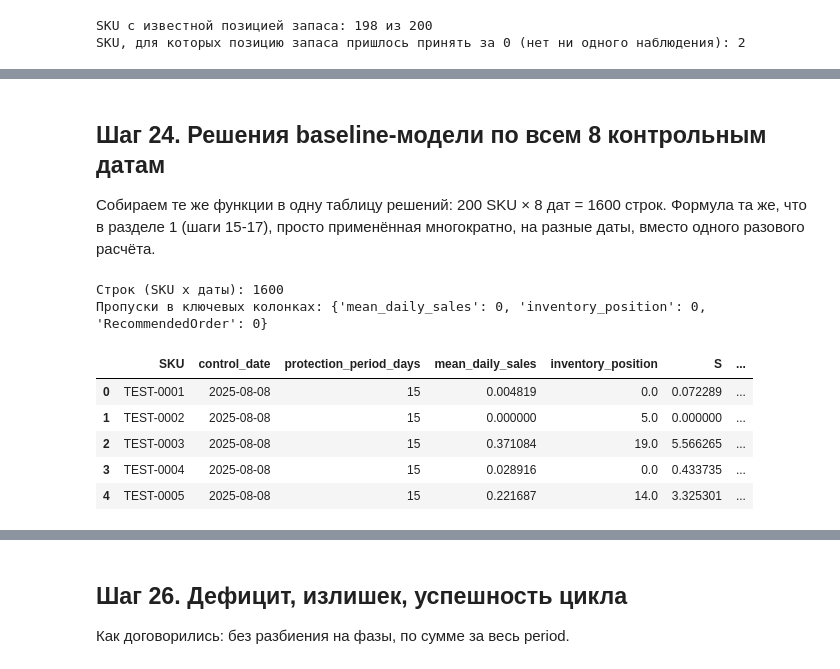
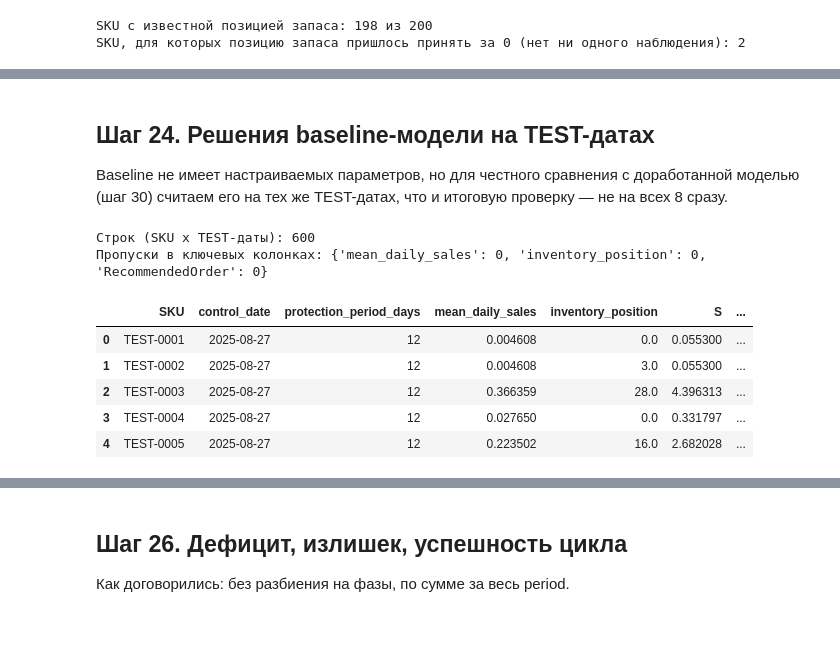
Before and after one commit to Viktor-VK/reorder-model, a Jupyter notebook: notebooks/reorder_model.ipynb, the cells around one changed output, grey strips where cells are left out. Cells and saved outputs as stored; diff of their text form; code cells hidden in the pictures; blank space fills up the shorter version.

```diff
--- a/notebooks/reorder_model.ipynb
+++ b/notebooks/reorder_model.ipynb
@@ -474,0 +482,7 @@ control_dates_df[["OrderDate", "OrderCycleDays", "protection_period_days", "last
+# %%
+# Более ранние 5 дат - подбор параметра (TUNE), более поздние 3 - независимая проверка (TEST).
+tune_dates_df = control_dates_df.iloc[:5].reset_index(drop=True)
+test_dates_df = control_dates_df.iloc[5:].reset_index(drop=True)
+
+print("TUNE (подбор SL):", tune_dates_df["OrderDate"].dt.date.tolist())
+print("TEST (проверка/сравнение с baseline):", test_dates_df["OrderDate"].dt.date.tolist())
@@ -562,42 +612,51 @@ SKU, для которых позицию запаса пришлось прин
 # %% [markdown]
-## Шаг 24. Решения baseline-модели по всем 8 контрольным датам
+## Шаг 24. Решения baseline-модели на TEST-датах
 
-Собираем те же функции в одну таблицу решений: 200 SKU × 8 дат = 1600 строк. Формула та же, что в разделе 1 (шаги 15-17), просто применённая многократно, на разные даты, вместо одного разового расчёта.
+Baseline не имеет настраиваемых параметров, но для честного сравнения с доработанной моделью (шаг 30) считаем его на тех же TEST-датах, что и итоговую проверку — не на всех 8 сразу.
 # %%
-decision_rows = []
+def compute_baseline_decisions(dates_df):
+    """Решения baseline-модели (среднее по всей истории до даты, без поправок) на переданных датах."""
+    rows = []
+    for _, cal_row in dates_df.iterrows():
+        control_date = cal_row["OrderDate"]
+        protection_period_days = int(cal_row["protection_period_days"])
 
-# Проходим по каждой из 8 контрольных дат и считаем решение для всех 200 SKU разом.
-for _, cal_row in control_dates_df.iterrows():
-    control_date = cal_row["OrderDate"]
-    protection_period_days = int(cal_row["protection_period_days"])
+        demand_estimate = get_naive_demand_estimate(control_date)
+        inventory_position, _ = get_inventory_position_asof(control_date)
 
-    demand_estimate = get_naive_demand_estimate(control_date)
-    inventory_position, _ = get_inventory_position_asof(control_date)
+        decision = pd.DataFrame({"SKU": sku_df["SKU"]})
+        decision["control_date"] = control_date
+        decision["protection_period_days"] = protection_period_days
+        decision = decision.merge(demand_estimate, on="SKU", how="left")
+        decision = decision.merge(inventory_position, on="SKU", how="left")
 
-    decision = pd.DataFrame({"SKU": sku_df["SKU"]})
-    decision["control_date"] = control_date
-    decision["protection_period_days"] = protection_period_days
-    decision = decision.merge(demand_estimate, on="SKU", how="left")
-    decision = decision.merge(inventory_position, on="SKU", how="left")
+        decision["S"] = decision["mean_daily_sales"] * decision["protection_period_days"]
+        gap = decision["S"] - decision["inventory_position"]
+        decision["RecommendedOrder"] = gap.round().clip(lower=0).astype(int)
+        rows.append(decision)
 
-    decision["S"] = decision["mean_daily_sales"] * decision["protection_period_days"]
-    gap = decision["S"] - decision["inventory_position"]
-    decision["RecommendedOrder"] = gap.round().clip(lower=0).astype(int)
+    decisions_df = pd.concat(rows, ignore_index=True)
+    decisions_df = decisions_df.merge(actual_demand_df, on=["SKU", "control_date"], how="left")
 
-    decision_rows.append(decision)
+    decisions_df["available_to_cover"] = decisions_df["inventory_position"] + decisions_df["RecommendedOrder"]
+    decisions_df["shortfall"] = (decisions_df["actual_demand"] - decisions_df["available_to_cover"]).clip(lower=0)
+    decisions_df["excess"] = (decisions_df["available_to_cover"] - decisions_df["actual_demand"]).clip(lower=0)
+    decisions_df["cycle_success"] = decisions_df["shortfall"] == 0
+    return decisions_df
 
-# Склеиваем решения по всем датам в одну длинную таблицу.
-baseline_decisions_df = pd.concat(decision_rows, ignore_index=True)
 
-print("Строк (SKU x даты):", len(baseline_decisions_df))
+# Итоговое сравнение baseline считаем на TEST-датах - тех же, что и для доработанной модели (шаг 29).
+baseline_decisions_df = compute_baseline_decisions(test_dates_df)
+
+print("Строк (SKU x TEST-даты):", len(baseline_decisions_df))
 print("Пропуски в ключевых колонках:", baseline_decisions_df[["mean_daily_sales", "inventory_position", "RecommendedOrder"]].isna().sum().to_dict())
 baseline_decisions_df.head()
 # %% [output]
-Строк (SKU x даты): 1600
+Строк (SKU x TEST-даты): 600
 Пропуски в ключевых колонках: {'mean_daily_sales': 0, 'inventory_position': 0, 'RecommendedOrder': 0}
 |  | SKU | control_date | protection_period_days | mean_daily_sales | inventory_position | S | ... |
-| 0 | TEST-0001 | 2025-08-08 | 15 | 0.004819 | 0.0 | 0.072289 | ... |
-| 1 | TEST-0002 | 2025-08-08 | 15 | 0.000000 | 5.0 | 0.000000 | ... |
-| 2 | TEST-0003 | 2025-08-08 | 15 | 0.371084 | 19.0 | 5.566265 | ... |
-| 3 | TEST-0004 | 2025-08-08 | 15 | 0.028916 | 0.0 | 0.433735 | ... |
-| 4 | TEST-0005 | 2025-08-08 | 15 | 0.221687 | 14.0 | 3.325301 | ... |
+| 0 | TEST-0001 | 2025-08-27 | 12 | 0.004608 | 0.0 | 0.055300 | ... |
+| 1 | TEST-0002 | 2025-08-27 | 12 | 0.004608 | 3.0 | 0.055300 | ... |
+| 2 | TEST-0003 | 2025-08-27 | 12 | 0.366359 | 28.0 | 4.396313 | ... |
+| 3 | TEST-0004 | 2025-08-27 | 12 | 0.027650 | 0.0 | 0.331797 | ... |
+| 4 | TEST-0005 | 2025-08-27 | 12 | 0.223502 | 16.0 | 2.682028 | ... |
```
Also changed, not shown: parts of 24 cells of this notebook, 2 other files.
